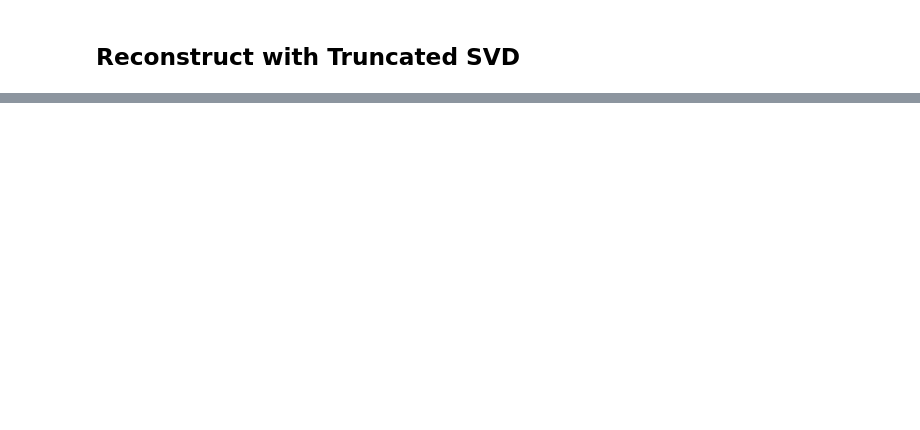
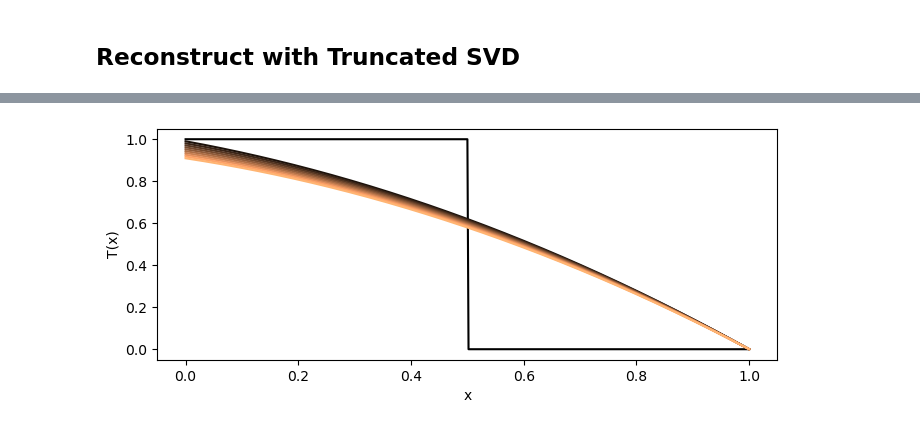
Before and after one commit to robertsj/rom_102, a Jupyter notebook: ROM_102_slides.ipynb, the cells around one changed output, grey strips where cells are left out. Saved outputs shown, nothing was run; the diff lists cells and outputs as text; code cells hidden in the pictures; blank space fills up the shorter version.

```diff
--- a/ROM_102_slides.ipynb
+++ b/ROM_102_slides.ipynb
@@ -237,5 +112,0 @@ sol, x = solve(k, c_p, rho, q, ic, w=1, nx=nx, times=t)
-# %%
-plt.figure(figsize=(8,3))
-for i in range(len(t)):
-    plt.plot(x, sol[:, i], '.', color=plt.cm.copper(i/len(t)));
-plt.xlabel("x"); plt.ylabel("T(x)");
@@ -263,0 +221,14 @@ array([0.91002066, 0.90588405, 0.90164703, 0.8973096 , 0.89287177,
+# %%
+import numpy as np
+import matplotlib.pyplot as plt
+from transient_conduction import *
+w = 1.0  # wall width
+nx = 501 # number of spatial points
+t = np.linspace(0, 100, 11)
+def ic(x):
+    v = x**0; v[x>0.5]=0.0
+    return v;
+k   = lambda x, T: 1.0*x**0
+c_p = lambda x, T: 1*x**0
+rho = lambda x: 1*x**0
+q   = lambda x, t: 1*x**0
@@ -263,0 +237,7 @@ array([0.91002066, 0.90588405, 0.90164703, 0.8973096 , 0.89287177,
+# %%
+plt.figure(figsize=(8,3))
+for i in range(len(t)):
+    plt.plot(x, sol[:, i], color=plt.cm.copper(i/len(t)));
+plt.xlabel("x"); plt.ylabel("T(x)");
+# %% [output]
+[figure, added]
```
Also changed, not shown: parts of 30 cells of this notebook.
